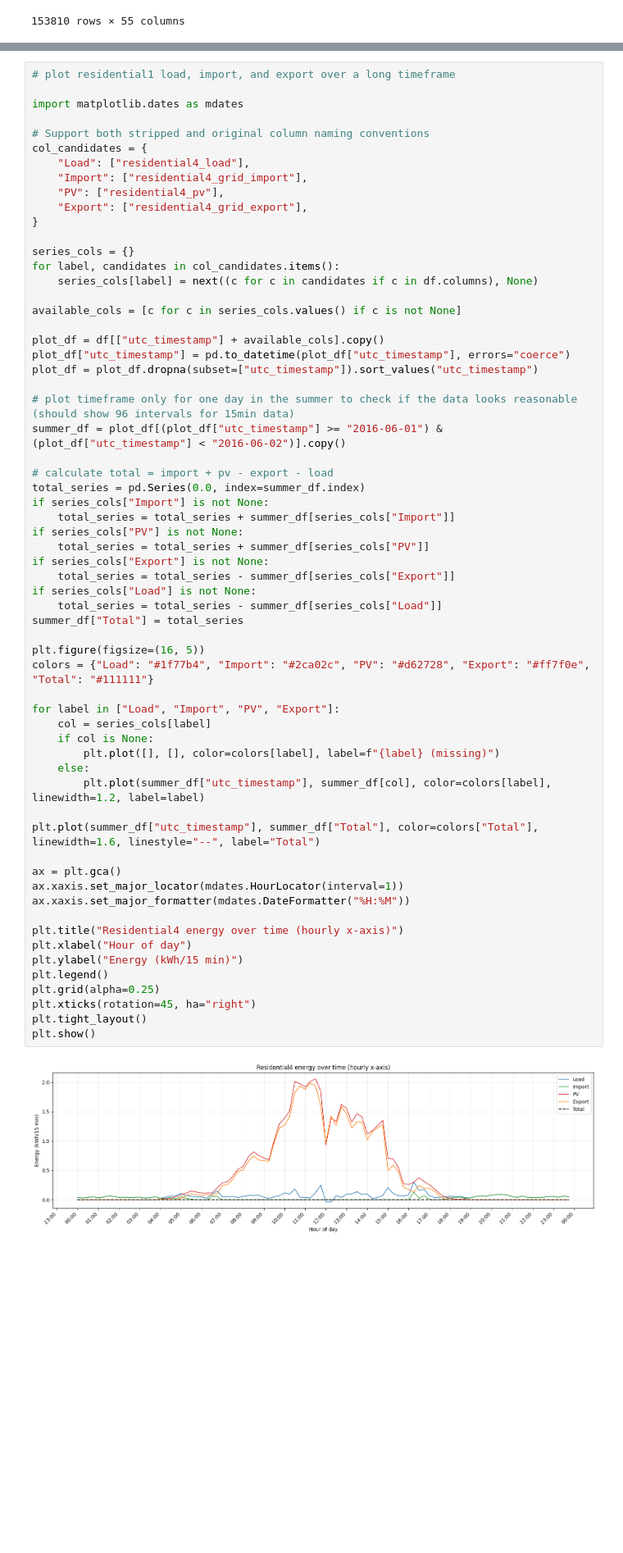
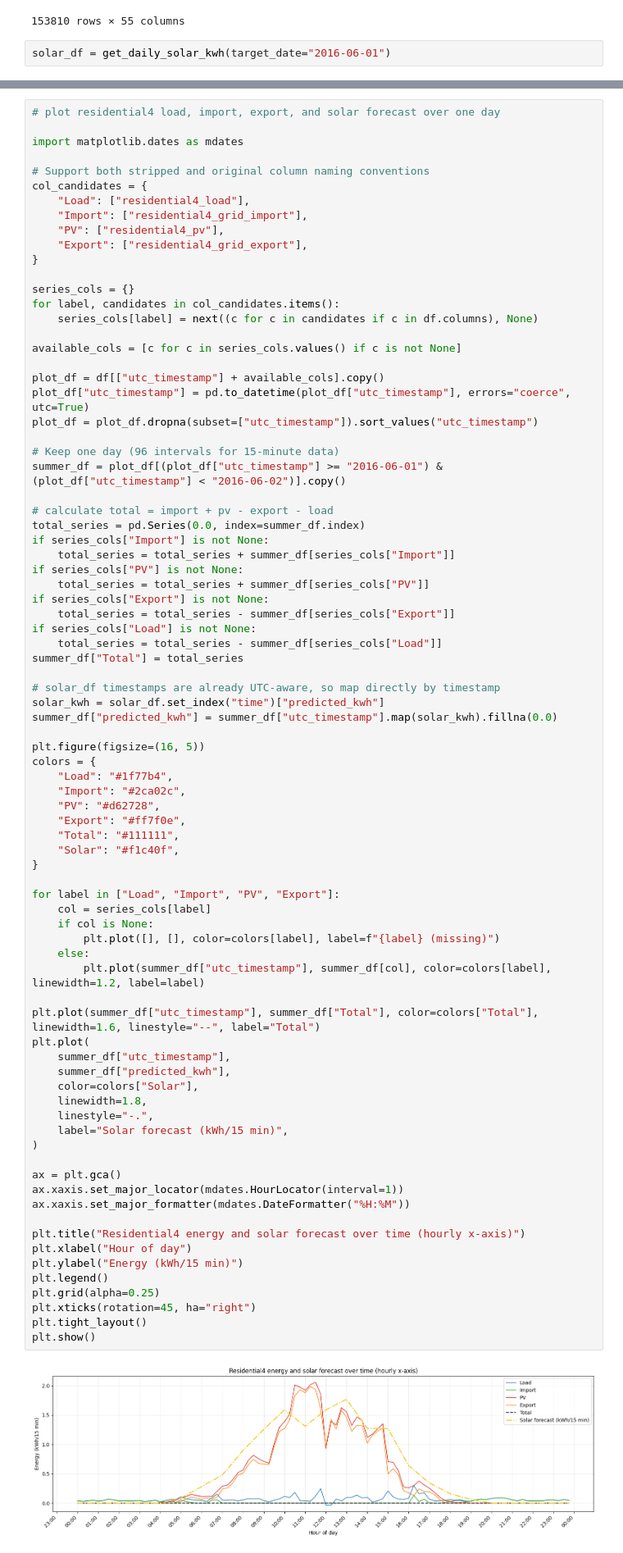
Before and after one commit to joschamz/hems-automation, a Jupyter notebook: EDA-and-modeling.ipynb, the cells around one changed output, grey strips where cells are left out. Shown at 82% size. Saved outputs shown, nothing was run; the diff lists cells and outputs as text; blank space fills up the shorter version.

```diff
--- a/EDA-and-modeling.ipynb
+++ b/EDA-and-modeling.ipynb
@@ -198,4 +199,6 @@ residential5: computed with missing columns ['residential5_grid_export', 'reside
 | 153808 | 2019-05-01 21:45:00+00:00 | NaN | NaN | NaN | NaN | ... |
 | 153809 | 2019-05-01 22:00:00+00:00 | NaN | NaN | NaN | NaN | ... |
 153810 rows × 55 columns
+# %%
+solar_df = get_daily_solar_kwh(target_date="2016-06-01")
 # %%
@@ -265,5 +370,5 @@ plt.show()
 # %%
-# plot residential1 load, import, and export over a long timeframe
+# plot residential4 load, import, export, and solar forecast over one day
 
 import matplotlib.dates as mdates
 
@@ -282,10 +387,10 @@ for label, candidates in col_candidates.items():
 available_cols = [c for c in series_cols.values() if c is not None]
 
 plot_df = df[["utc_timestamp"] + available_cols].copy()
-plot_df["utc_timestamp"] = pd.to_datetime(plot_df["utc_timestamp"], errors="coerce")
+plot_df["utc_timestamp"] = pd.to_datetime(plot_df["utc_timestamp"], errors="coerce", utc=True)
 plot_df = plot_df.dropna(subset=["utc_timestamp"]).sort_values("utc_timestamp")
 
-# plot timeframe only for one day in the summer to check if the data looks reasonable (should show 96 intervals for 15min data)
+# Keep one day (96 intervals for 15-minute data)
 summer_df = plot_df[(plot_df["utc_timestamp"] >= "2016-06-01") & (plot_df["utc_timestamp"] < "2016-06-02")].copy()
 
 # calculate total = import + pv - export - load
@@ -296,33 +401,52 @@ if series_cols["PV"] is not None:
     total_series = total_series + summer_df[series_cols["PV"]]
 if series_cols["Export"] is not None:
     total_series = total_series - summer_df[series_cols["Export"]]
 if series_cols["Load"] is not None:
     total_series = total_series - summer_df[series_cols["Load"]]
 summer_df["Total"] = total_series
 
+# solar_df timestamps are already UTC-aware, so map directly by timestamp
+solar_kwh = solar_df.set_index("time")["predicted_kwh"]
+summer_df["predicted_kwh"] = summer_df["utc_timestamp"].map(solar_kwh).fillna(0.0)
+
 plt.figure(figsize=(16, 5))
-colors = {"Load": "#1f77b4", "Import": "#2ca02c", "PV": "#d62728", "Export": "#ff7f0e", "Total": "#111111"}
+colors = {
+    "Load": "#1f77b4",
+    "Import": "#2ca02c",
+    "PV": "#d62728",
+    "Export": "#ff7f0e",
+    "Total": "#111111",
+    "Solar": "#f1c40f",
+}
 
 for label in ["Load", "Import", "PV", "Export"]:
     col = series_cols[label]
     if col is None:
         plt.plot([], [], color=colors[label], label=f"{label} (missing)")
     else:
         plt.plot(summer_df["utc_timestamp"], summer_df[col], color=colors[label], linewidth=1.2, label=label)
 
 plt.plot(summer_df["utc_timestamp"], summer_df["Total"], color=colors["Total"], linewidth=1.6, linestyle="--", label="Total")
+plt.plot(
+    summer_df["utc_timestamp"],
+    summer_df["predicted_kwh"],
+    color=colors["Solar"],
+    linewidth=1.8,
+    linestyle="-.",
+    label="Solar forecast (kWh/15 min)",
+)
 
 ax = plt.gca()
 ax.xaxis.set_major_locator(mdates.HourLocator(interval=1))
 ax.xaxis.set_major_formatter(mdates.DateFormatter("%H:%M"))
 
-plt.title("Residential4 energy over time (hourly x-axis)")
+plt.title("Residential4 energy and solar forecast over time (hourly x-axis)")
 plt.xlabel("Hour of day")
 plt.ylabel("Energy (kWh/15 min)")
 plt.legend()
 plt.grid(alpha=0.25)
 plt.xticks(rotation=45, ha="right")
 plt.tight_layout()
 plt.show()
 # %% [output]
-[figure, old version]
+[figure, new version]
```
Also changed, not shown: parts of 4 cells of this notebook, 10 other files.
